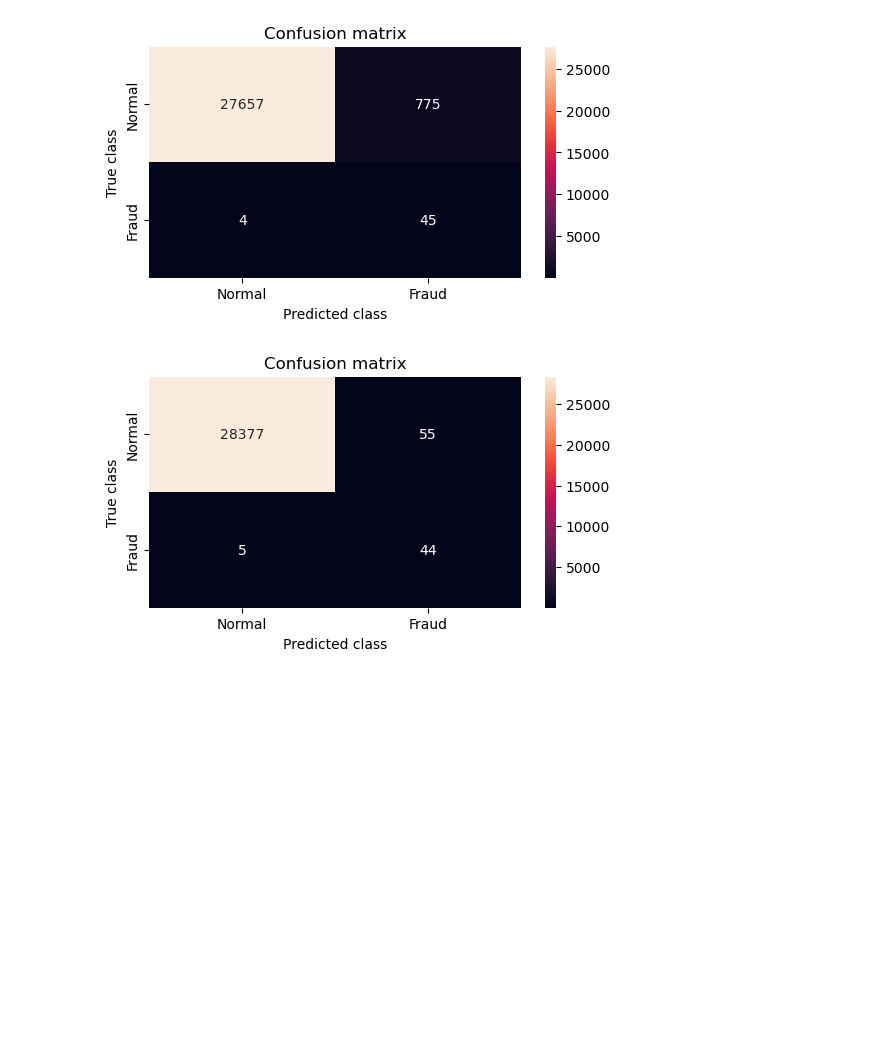
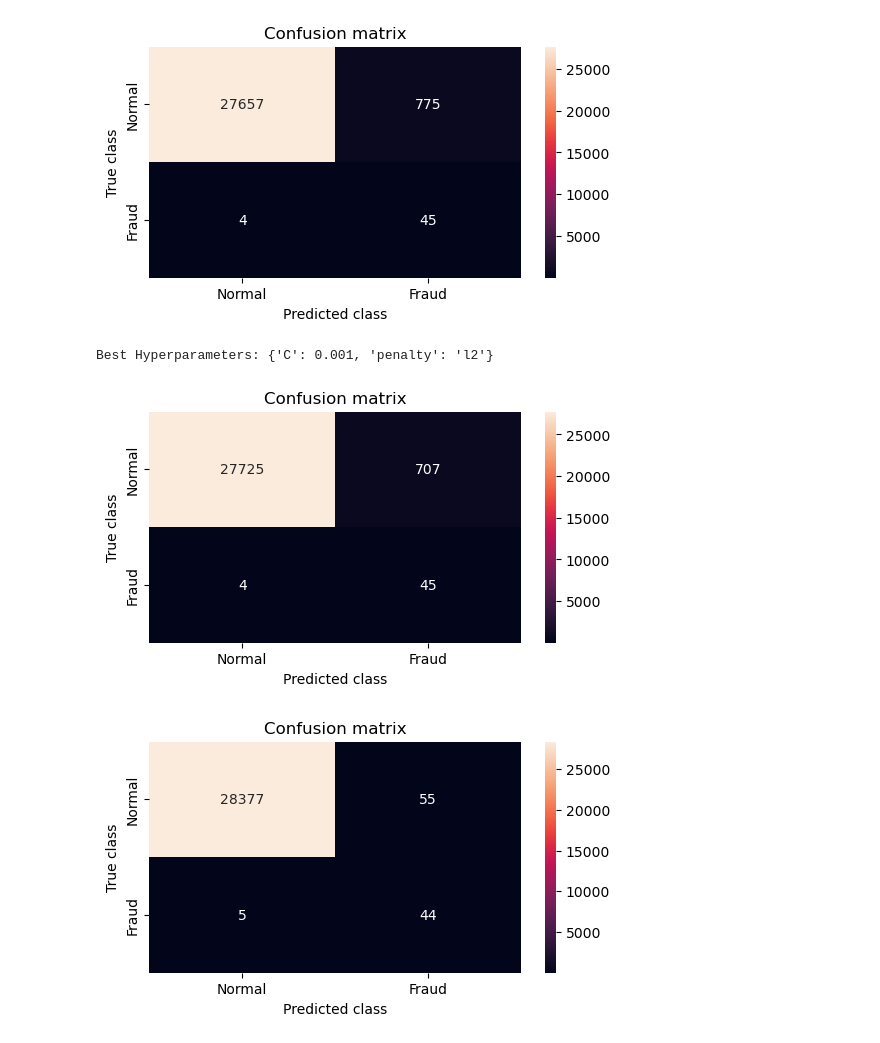
Before and after one commit to mmikayelyan/Detecting-Financial-Fraud-with-Machine-Learning, a Jupyter notebook: Project_Code.ipynb, the cells around one changed output. Drawn from its saved outputs; the diff is of its cells as text; code cells hidden in the pictures; blank space fills up the shorter version.

```diff
--- a/Project_Code.ipynb
+++ b/Project_Code.ipynb
@@ -264,6 +264,66 @@ plt.xlabel('Predicted class')
 plt.show()
 # %% [output]
 [figure]
+# %%
+from sklearn.model_selection import GridSearchCV
+from sklearn.linear_model import LogisticRegression
+
+# Define the hyperparameters and their possible values
+param_grid = {
+    'C': [0.001, 0.01, 0.1, 1, 10, 100],
+    'penalty': ['l2']  # Only l2 penalty is supported by lbfgs solver
+}
+
+# Create an instance of the LogisticRegression model
+model = LogisticRegression(class_weight='balanced', solver='lbfgs')
+
+# Create a GridSearchCV object
+grid_search = GridSearchCV(model, param_grid, cv=5, scoring='f1', n_jobs=-1)
+
+# Perform the grid search on your training data
+grid_search.fit(X_train, y_train)
+
+# Get the best hyperparameters
+best_params = grid_search.best_params_
+print("Best Hyperparameters:", best_params)
+
+# Get the best model
+best_model = grid_search.best_estimator_
+
+# Use the best model to make predictions
+y_pred = best_model.predict(X_test)
+
+# Evaluate the model
+conf_matrix = confusion_matrix(y_test, y_pred)
+# Add the visualization code for the confusion matrix here (similar to your previous codes)
+# %% [output]
+Best Hyperparameters: {'C': 0.001, 'penalty': 'l2'}
+# %%
+# Define labels for the classes.
+LABELS = ["Normal", "Fraud"]
+
+# Calculate the confusion matrix.
+conf_matrix = confusion_matrix(y_test, y_pred)
+
+# Create a new figure with a specific size.
+plt.figure(figsize=(6, 3))
+
+# Generate a heatmap for the confusion matrix.
+sns.heatmap(conf_matrix, xticklabels=LABELS, yticklabels=LABELS, annot=True, fmt="d")
+
+# Set the title of the plot.
+plt.title("Confusion matrix")
+
+# Set the label for the y-axis.
+plt.ylabel('True class')
+
+# Set the label for the x-axis.
+plt.xlabel('Predicted class')
+
+# Display the plot.
+plt.show()
+# %% [output]
+[figure, added]
 # %%
 # Set class weights to handle class imbalance (1:50 ratio of class 0 to class 1).
 model = LogisticRegression(class_weight={0: 1, 1: 50})
```
Also changed, not shown: parts of 2 cells of this notebook.
